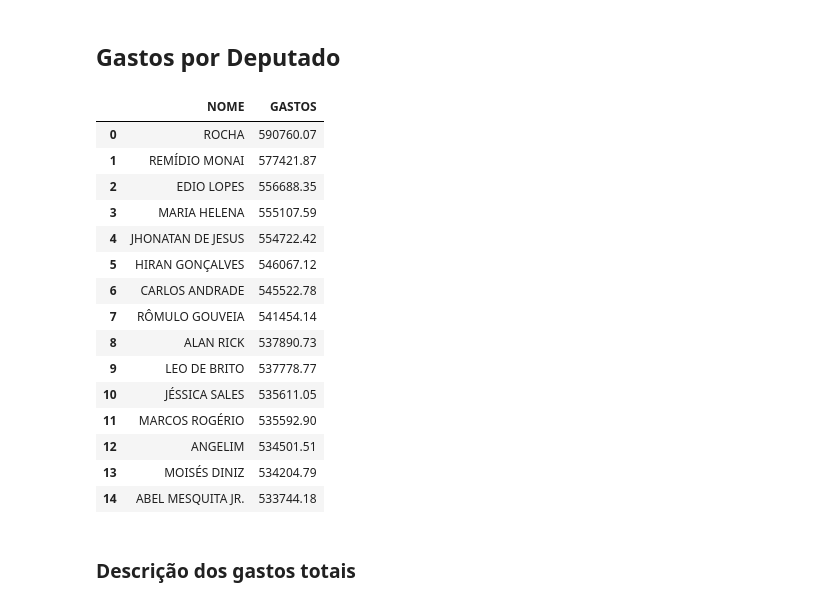
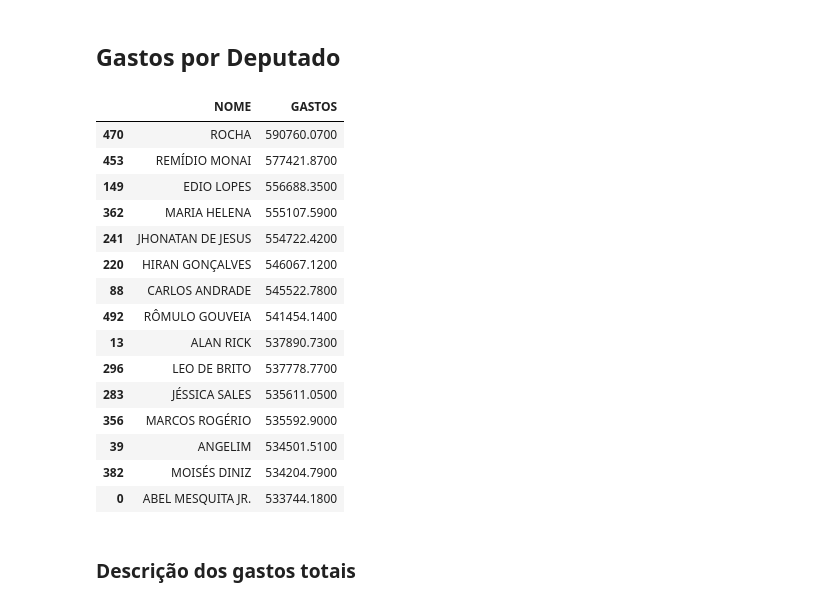
Before and after one commit to WillianRGoncalves/Analise-do-Gastos-dos-Deputados, a Jupyter notebook: Deputados2017.ipynb, the cells around one changed output. Saved outputs shown, nothing was run; the diff lists cells and outputs as text; code cells hidden in the pictures.

```diff
--- a/Deputados2017.ipynb
+++ b/Deputados2017.ipynb
@@ -58,0 +16,14 @@ df.head()
+# %%
+gastos2017 = pd.read_csv('Ano-2017.csv', low_memory=False,delimiter=';', encoding='UTF-8', decimal=',')
+gastos2014 = pd.read_csv('Ano-2014.csv', low_memory=False,delimiter=';', encoding='UTF-8', decimal=',')
+gastos2013 = pd.read_csv('Ano-2013.csv', low_memory=False,delimiter=';', encoding='UTF-8', decimal=',')
+proposicoes2017 = pd.read_csv('proposicoesAutores-2017.csv', low_memory=False,delimiter=';', encoding='UTF-8', decimal=',')
+proposicoes2014 = pd.read_csv('proposicoesAutores-2014.csv', low_memory=False,delimiter=';', encoding='UTF-8', decimal=',')
+proposicoes2013 = pd.read_csv('proposicoesAutores-2013.csv', low_memory=False,delimiter=';', encoding='UTF-8', decimal=',')
+# %%
+gastos2017.rename(columns={'txNomeParlamentar': 'NOME',
+                  }, inplace=True)
+gastos2014.rename(columns={'txNomeParlamentar': 'NOME',
+                  }, inplace=True)
+gastos2013.rename(columns={'txNomeParlamentar': 'NOME',
+                  }, inplace=True)
@@ -59,3 +32,4 @@ df.head()
 # %%
+df = gastos2017.loc[gastos2017['NOME'] == 'TIRIRICA']
 df['vlrLiquido'].sum()
 # %% [output]
@@ -63,29 +104,36 @@ df['vlrLiquido'].sum()
+# %%
+gastosDeputado2017 = createDataframeGastosDeputado(gastos2017)
+gastosDeputado2014 = createDataframeGastosDeputado(gastos2014)
+gastosDeputado2013 = createDataframeGastosDeputado(gastos2013)
+dfmeses2017 = create_TableDescription(gastos2017,2017)
+dfmeses2014 = create_TableDescription(gastos2014,2014)
+dfmeses2013 = create_TableDescription(gastos2013,2013)
+proposicoesautor2017 = createDataframeProposicoesDeputado(proposicoes2017)
+proposicoesautor2014 = createDataframeProposicoesDeputado(proposicoes2014)
+proposicoesautor2013 = createDataframeProposicoesDeputado(proposicoes2013)
 # %% [markdown]
 # Análise dos Gastos dos Deputados
 # %% [markdown]
 ## Gastos por Deputado
 # %%
-a = dtf.groupby(
-    by=['NOME'])['vlrLiquido'].sum().sort_values(ascending=False)
-gastosDeputado = pd.DataFrame({'NOME': a.index, 'GASTOS':a.values})
-gastosDeputado.head(15) ##Gastos por cada deputado no ano de 2017
+gastosDeputado2017.sort_values(by = ['GASTOS'],ascending=False).head(15) ##Gastos por cada deputado no ano de 2017
 # %% [output]
 |  | NOME | GASTOS |
-| 0 | ROCHA | 590760.07 |
-| 1 | REMÍDIO MONAI | 577421.87 |
-| 2 | EDIO LOPES | 556688.35 |
-| 3 | MARIA HELENA | 555107.59 |
-| 4 | JHONATAN DE JESUS | 554722.42 |
-| 5 | HIRAN GONÇALVES | 546067.12 |
-| 6 | CARLOS ANDRADE | 545522.78 |
-| 7 | RÔMULO GOUVEIA | 541454.14 |
-| 8 | ALAN RICK | 537890.73 |
-| 9 | LEO DE BRITO | 537778.77 |
-| 10 | JÉSSICA SALES | 535611.05 |
-| 11 | MARCOS ROGÉRIO | 535592.90 |
-| 12 | ANGELIM | 534501.51 |
-| 13 | MOISÉS DINIZ | 534204.79 |
-| 14 | ABEL MESQUITA JR. | 533744.18 |
+| 470 | ROCHA | 590760.0700 |
+| 453 | REMÍDIO MONAI | 577421.8700 |
+| 149 | EDIO LOPES | 556688.3500 |
+| 362 | MARIA HELENA | 555107.5900 |
+| 241 | JHONATAN DE JESUS | 554722.4200 |
+| 220 | HIRAN GONÇALVES | 546067.1200 |
+| 88 | CARLOS ANDRADE | 545522.7800 |
+| 492 | RÔMULO GOUVEIA | 541454.1400 |
+| 13 | ALAN RICK | 537890.7300 |
+| 296 | LEO DE BRITO | 537778.7700 |
+| 283 | JÉSSICA SALES | 535611.0500 |
+| 356 | MARCOS ROGÉRIO | 535592.9000 |
+| 39 | ANGELIM | 534501.5100 |
+| 382 | MOISÉS DINIZ | 534204.7900 |
+| 0 | ABEL MESQUITA JR. | 533744.1800 |
 # %% [markdown]
 ### Descrição dos gastos totais
 # %%
```
Also changed, not shown: parts of 44 cells of this notebook.
